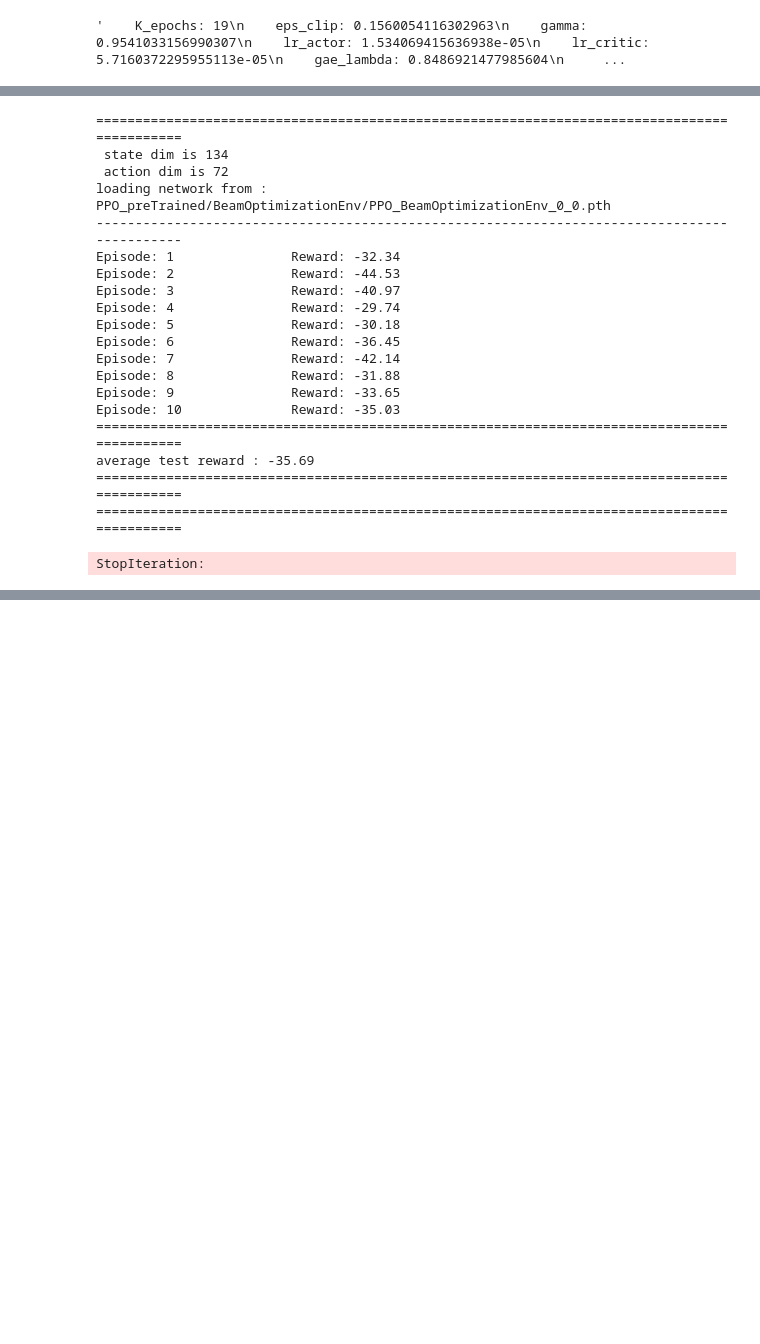
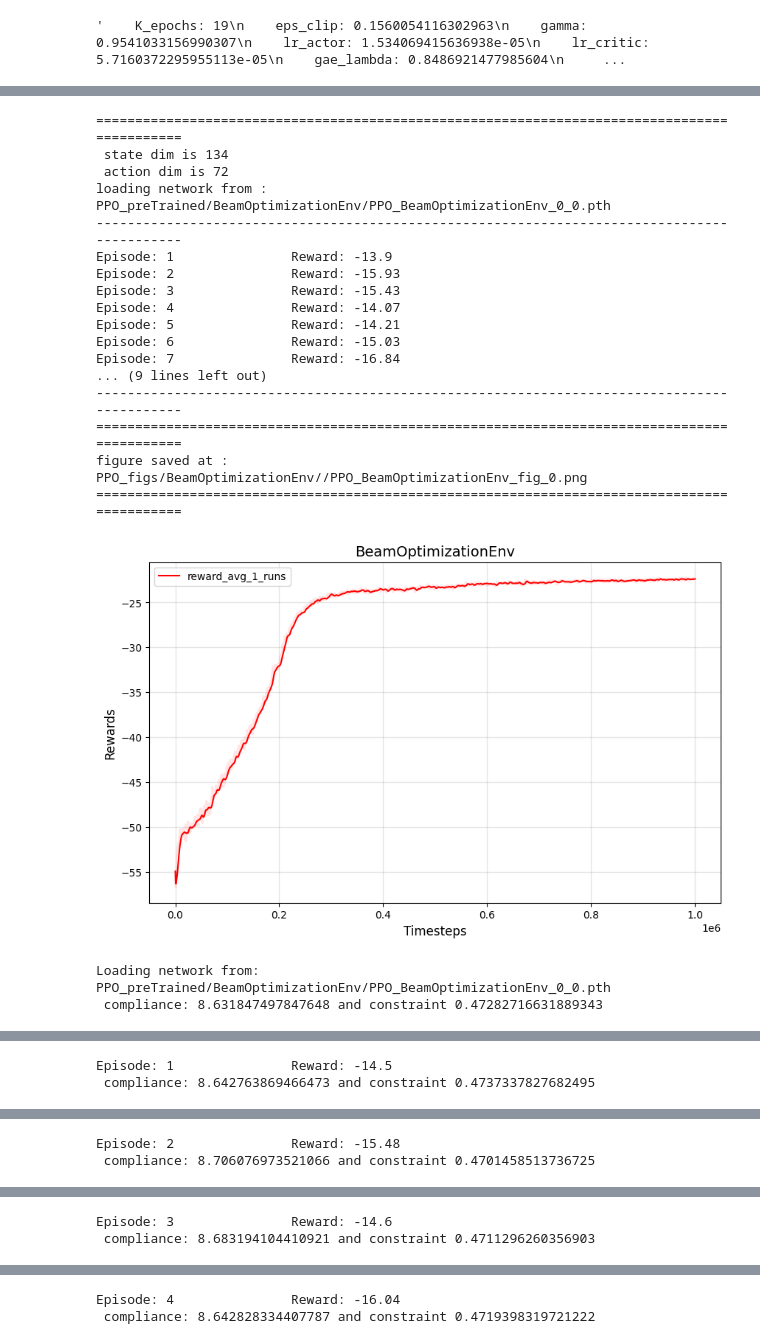
Before and after one commit to miho97/structural_optimization, a Jupyter notebook: src/ppo_main.ipynb, the cells around one changed output, grey strips where cells are left out. Cells and saved outputs as stored; diff of their text form; code cells hidden in the pictures; blank space fills up the shorter version.

```diff
--- a/src/ppo_main.ipynb
+++ b/src/ppo_main.ipynb
@@ -407,7 +416,7 @@ lr_critic = best_params['lr_critic']
 #####################################################
 
 
-env = mbb.BeamOptimizationEnv(width=6, height=6, beam_type=2)#, optimal_density=0.3, density=0.2)
+env = mbb.BeamOptimizationEnv(width=6, height=6, beam_type=2, optimal_density=0.3, density=0.2)
 max_ep_len = env.width * env.height * 2
 
 state_dim = env.observation_space.shape[0]
@@ -648,43 +657,43 @@ for ep in range(1,10):
     state,_ = env.reset()
     ep_reward = 0
 
     for t in range(1, max_ep_len + 1):
         action, _, _ = ppo_agent.select_action(state)
         state, reward, done, truncated, info = env.step(action)
         ep_reward += reward
 
         #env.render()
 
         if done:
             print(f" compliance: {info['compliance']} and constraint {info['constraint']}")
             env.render()
             break
 
     test_running_reward += ep_reward
     print(f'Episode: {ep} \t\t Reward: {round(ep_reward, 2)}')
 
 avg_test_reward = test_running_reward / total_inference_episodes
 print(f"Average test reward: {avg_test_reward:.2f}")
 
 env.close()
 # %% [output]
 ============================================================================================
  state dim is 134
  action dim is 72
 loading network from : PPO_preTrained/BeamOptimizationEnv/PPO_BeamOptimizationEnv_0_0.pth
 --------------------------------------------------------------------------------------------
-Episode: 1               Reward: -32.34
-Episode: 2               Reward: -44.53
-Episode: 3               Reward: -40.97
-Episode: 4               Reward: -29.74
-Episode: 5               Reward: -30.18
-Episode: 6               Reward: -36.45
-Episode: 7               Reward: -42.14
-Episode: 8               Reward: -31.88
-Episode: 9               Reward: -33.65
-Episode: 10              Reward: -35.03
+Episode: 1               Reward: -13.9
+Episode: 2               Reward: -15.93
+Episode: 3               Reward: -15.43
+Episode: 4               Reward: -14.07
+Episode: 5               Reward: -14.21
+Episode: 6               Reward: -15.03
+Episode: 7               Reward: -16.84
+... (9 lines left out)
+--------------------------------------------------------------------------------------------
 ============================================================================================
-average test reward : -35.69
+figure saved at :  PPO_figs/BeamOptimizationEnv//PPO_BeamOptimizationEnv_fig_0.png
 ============================================================================================
-============================================================================================
+[figure, added]
-StopIteration:
+Loading network from: PPO_preTrained/BeamOptimizationEnv/PPO_BeamOptimizationEnv_0_0.pth
+ compliance: 8.631847497847648 and constraint 0.47282716631889343
@@ -690,0 +701,2 @@ StopIteration:
+Episode: 1               Reward: -14.5
+ compliance: 8.642763869466473 and constraint 0.4737337827682495
@@ -690,0 +704,2 @@ StopIteration:
+Episode: 2               Reward: -15.48
+ compliance: 8.706076973521066 and constraint 0.4701458513736725
@@ -690,0 +707,2 @@ StopIteration:
+Episode: 3               Reward: -14.6
+ compliance: 8.683194104410921 and constraint 0.4711296260356903
@@ -690,0 +710,2 @@ StopIteration:
+Episode: 4               Reward: -16.04
+ compliance: 8.642828334407787 and constraint 0.4719398319721222
```
Also changed, not shown: parts of 3 cells of this notebook, 5 other files.
